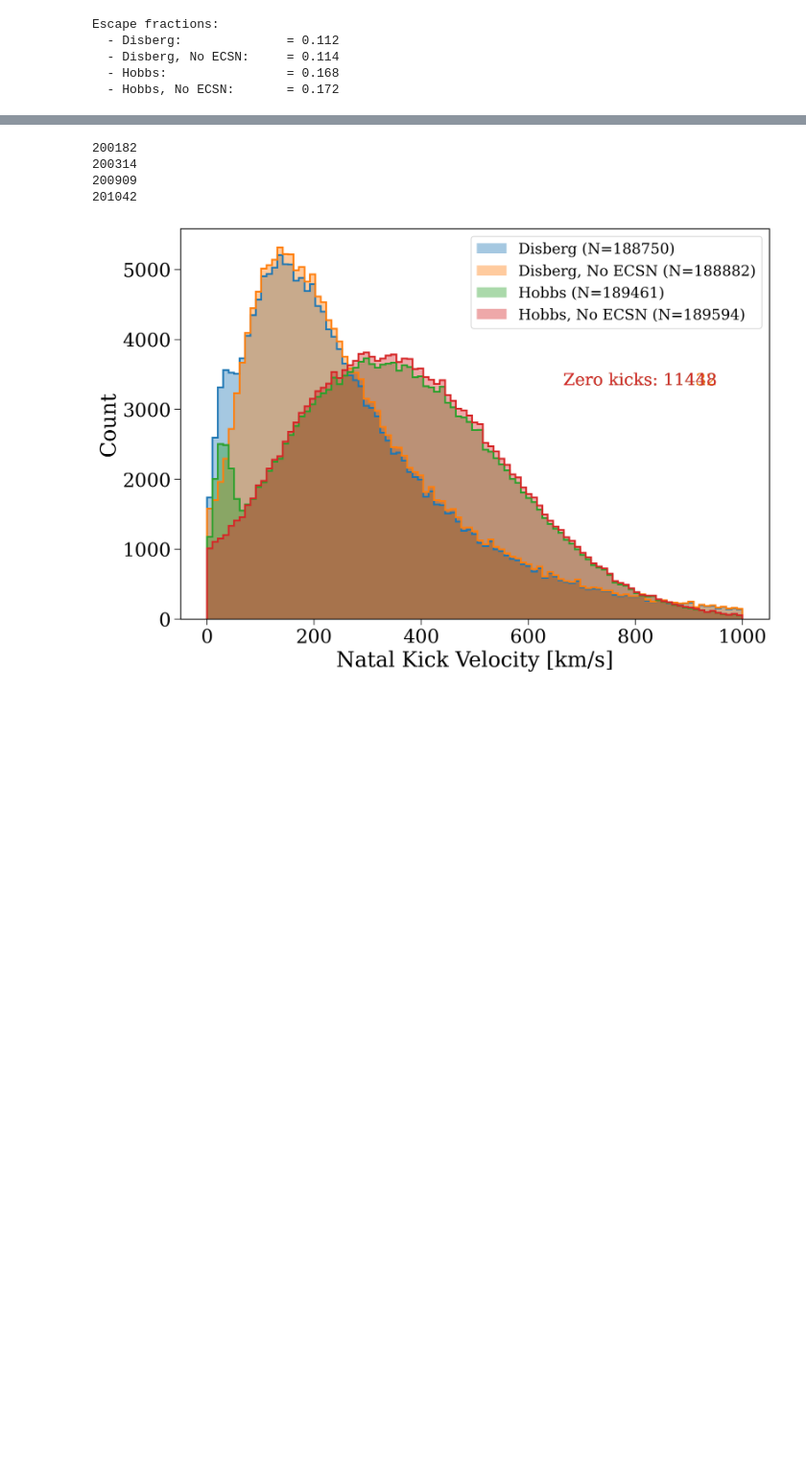
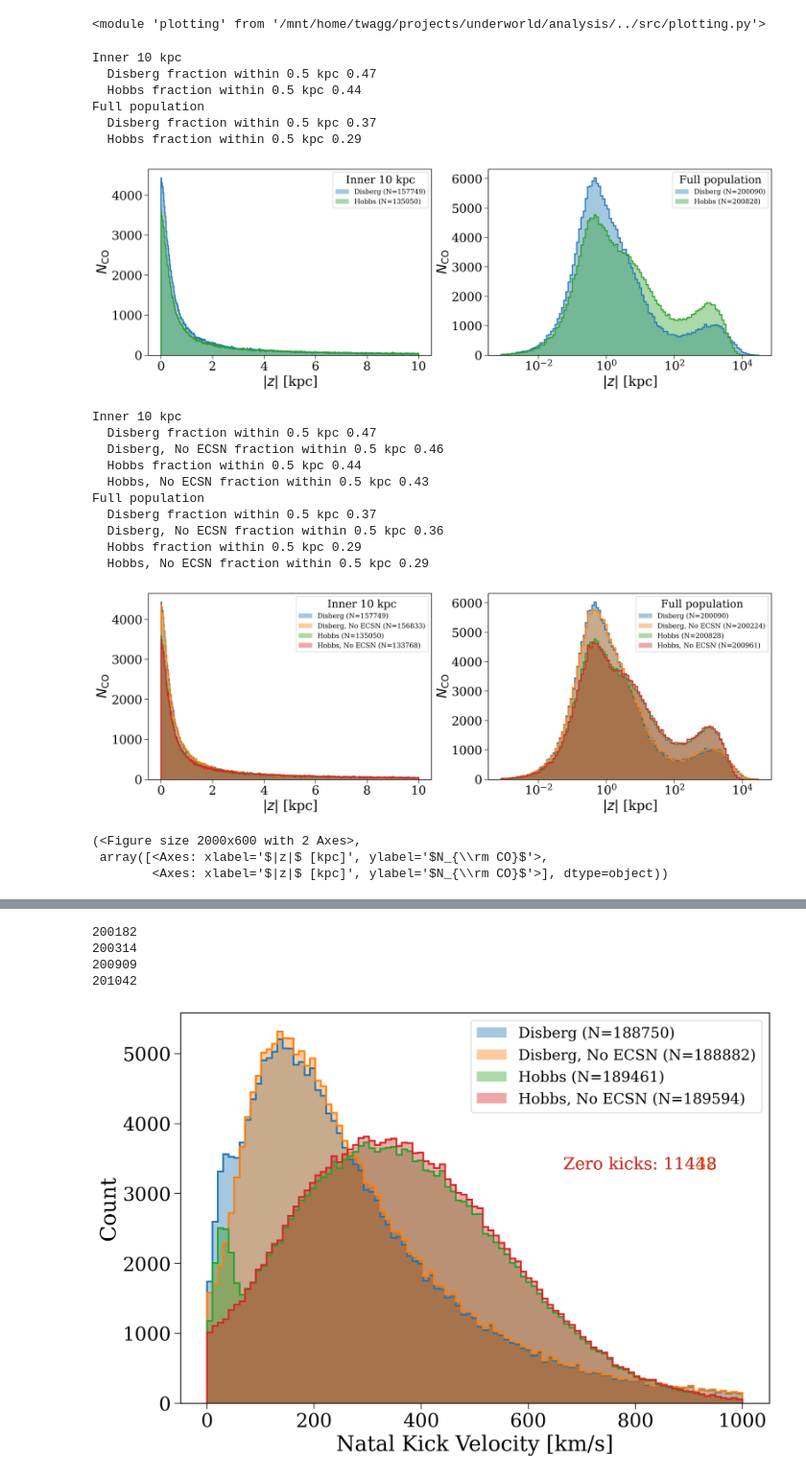
Before and after one commit to TomWagg/underworld, a Jupyter notebook: analysis/kick_variations.ipynb, the cells around one changed output, grey strips where cells are left out. Shown at 96% size. Cells and saved outputs as stored; diff of their text form; code cells hidden in the pictures; blank space fills up the shorter version.

```diff
--- a/analysis/kick_variations.ipynb
+++ b/analysis/kick_variations.ipynb
@@ -156,24 +53,32 @@ Full population
-# %%
-# calculate the fraction that escape the galaxy in each pop
-escape_fractions = {}
-for pop in pops:
-    co_pos = kinematics[pop.label]["pos"]["CO"]
-    co_vel = kinematics[pop.label]["vel"]["CO"]
-
-    r = np.linalg.norm(co_pos.to(u.kpc).value, axis=1) * u.kpc
-    v = np.linalg.norm(co_vel.to(u.km / u.s).value, axis=1) * u.km / u.s
-
-    esc_vel = np.sqrt(-2 * pop.galactic_potential(co_pos.T)).to(u.km / u.s)
-
-    escaped = v > esc_vel
-    escape_fractions[pop.label] = escaped.sum() / len(escaped)
-
-print("Escape fractions:")
-for label, frac in escape_fractions.items():
-    print(f'  - {label}:{(20-len(label))*" "} = {frac:1.3f}')
-# %% [output]
-Escape fractions:
-  - Disberg:              = 0.112
-  - Disberg, No ECSN:     = 0.114
-  - Hobbs:                = 0.168
-  - Hobbs, No ECSN:       = 0.172
+# %%
+reload(helpers)
+reload(plotting)
+# %% [output]
+<module 'plotting' from '/mnt/home/twagg/projects/underworld/analysis/../src/plotting.py'>
+# %%
+kinematics = helpers.get_kinematics(pops)
+# %%
+plotting.absolute_scale_height([pop for pop in pops if "ECSN" not in pop.label], kinematics)
+plotting.absolute_scale_height(pops, kinematics)
+# %% [output]
+Inner 10 kpc
+  Disberg fraction within 0.5 kpc 0.47
+  Hobbs fraction within 0.5 kpc 0.44
+Full population
+  Disberg fraction within 0.5 kpc 0.37
+  Hobbs fraction within 0.5 kpc 0.29
+[figure, added]
+Inner 10 kpc
+  Disberg fraction within 0.5 kpc 0.47
+  Disberg, No ECSN fraction within 0.5 kpc 0.46
+  Hobbs fraction within 0.5 kpc 0.44
+  Hobbs, No ECSN fraction within 0.5 kpc 0.43
+Full population
+  Disberg fraction within 0.5 kpc 0.37
+  Disberg, No ECSN fraction within 0.5 kpc 0.36
+  Hobbs fraction within 0.5 kpc 0.29
+  Hobbs, No ECSN fraction within 0.5 kpc 0.29
+[figure, added]
+(<Figure size 2000x600 with 2 Axes>,
+ array([<Axes: xlabel='$|z|$ [kpc]', ylabel='$N_{\\rm CO}$'>,
+        <Axes: xlabel='$|z|$ [kpc]', ylabel='$N_{\\rm CO}$'>], dtype=object))
```
Also changed, not shown: parts of 6 cells of this notebook, 2 other files.
